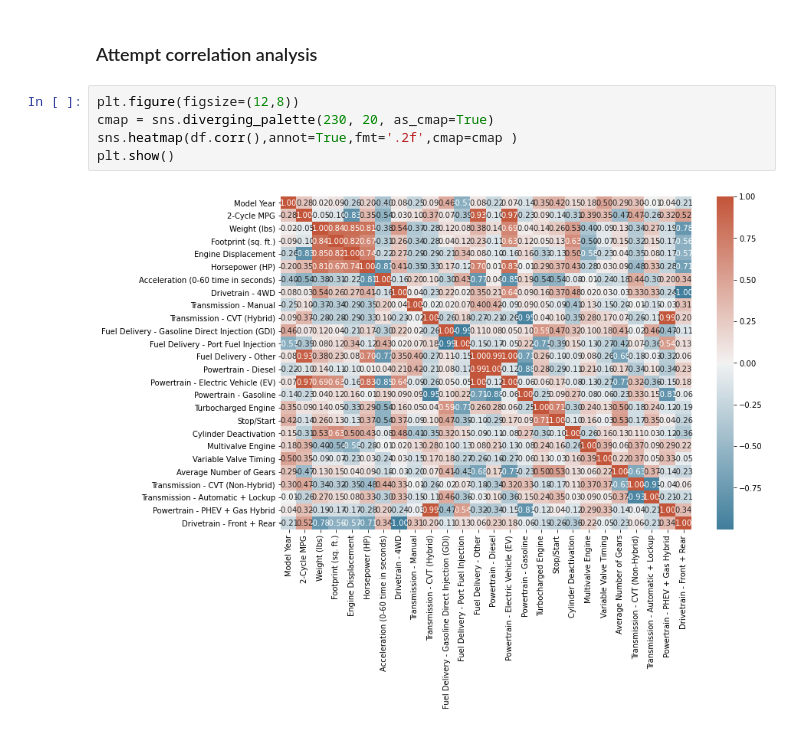
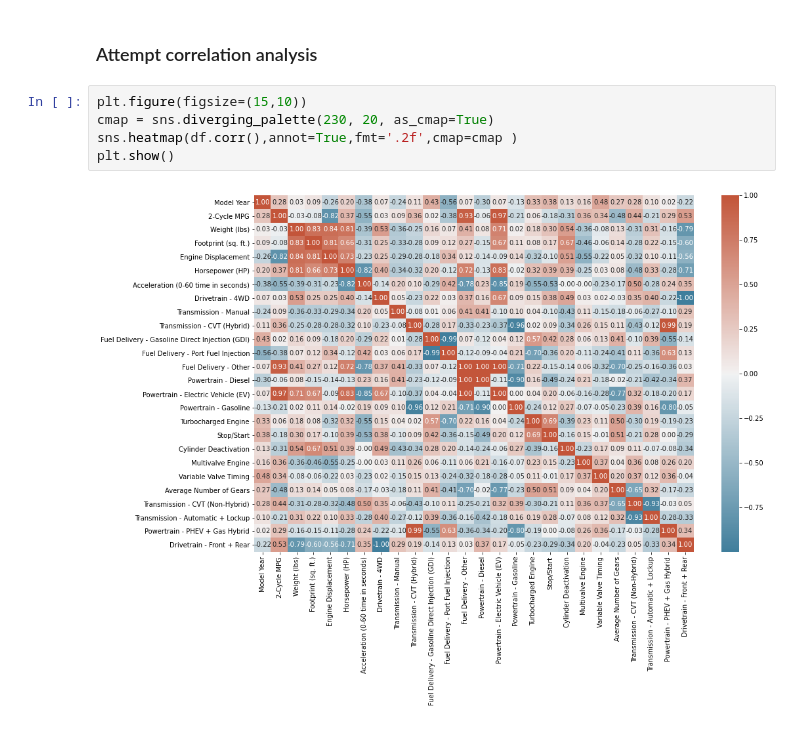
Before and after one commit to ekatynski/6103-project, a Jupyter notebook: 6103-project-group-3.ipynb, the cells around one changed output. Drawn from its saved outputs; the diff is of its cells as text.

Commit message:
Expanded heatmap to legibility.

```diff
--- a/6103-project-group-3.ipynb
+++ b/6103-project-group-3.ipynb
@@ -170,9 +170,9 @@ df.describe()
 # %% [markdown]
 ### Attempt correlation analysis
 # %%
-plt.figure(figsize=(12,8))
+plt.figure(figsize=(15,10))
 cmap = sns.diverging_palette(230, 20, as_cmap=True)
 sns.heatmap(df.corr(),annot=True,fmt='.2f',cmap=cmap )
 plt.show()
 # %% [output]
-[figure, old version]
+[figure, new version]
```
Also changed, not shown: parts of 4 cells of this notebook.
